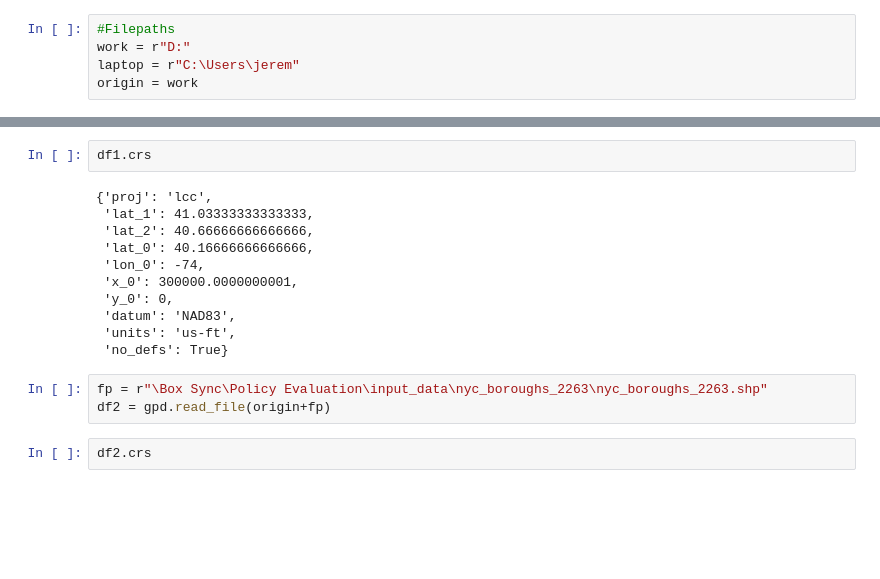
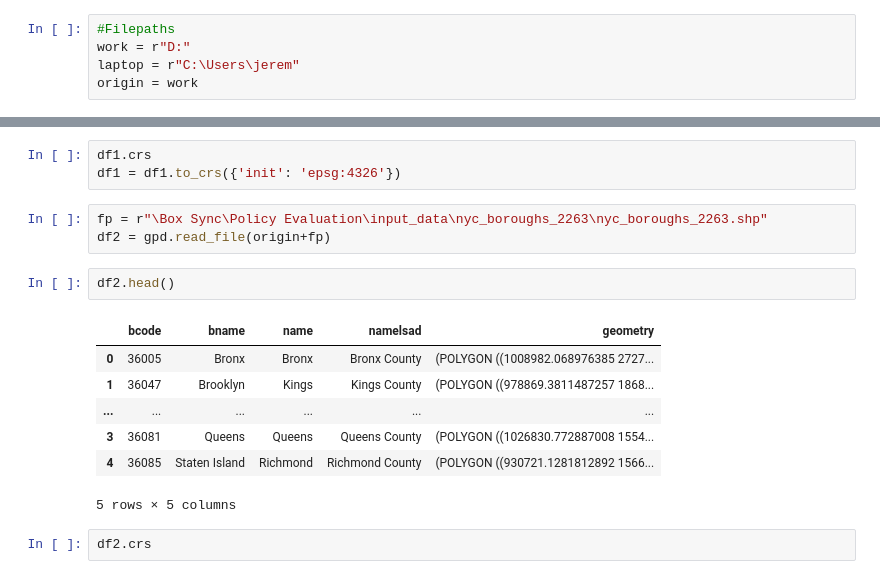
Before and after one commit to jeremysze/LPIS, a Jupyter notebook: Python_Clip thiessen polygons.ipynb, the cells around one changed output, grey strips where cells are left out. Drawn from its saved outputs; the diff is of its cells as text; blank space fills up the shorter version.

```diff
--- a/Python_Clip thiessen polygons.ipynb
+++ b/Python_Clip thiessen polygons.ipynb
@@ -39,19 +39,19 @@ df1.plot()
-# %%
-df1.crs
-# %% [output]
-{'proj': 'lcc',
- 'lat_1': 41.03333333333333,
- 'lat_2': 40.66666666666666,
- 'lat_0': 40.16666666666666,
- 'lon_0': -74,
- 'x_0': 300000.0000000001,
- 'y_0': 0,
- 'datum': 'NAD83',
- 'units': 'us-ft',
- 'no_defs': True}
+# %%
+df1.crs
+df1 = df1.to_crs({'init': 'epsg:4326'})
 # %%
 fp = r"\Box Sync\Policy Evaluation\input_data\nyc_boroughs_2263\nyc_boroughs_2263.shp"
 df2 = gpd.read_file(origin+fp)
+# %%
+df2.head()
+# %% [output]
+|  | bcode | bname | name | namelsad | geometry |
+| 0 | 36005 | Bronx | Bronx | Bronx County | (POLYGON ((1008982.068976385 2727... |
+| 1 | 36047 | Brooklyn | Kings | Kings County | (POLYGON ((978869.3811487257 1868... |
+| ... | ... | ... | ... | ... | ... |
+| 3 | 36081 | Queens | Queens | Queens County | (POLYGON ((1026830.772887008 1554... |
+| 4 | 36085 | Staten Island | Richmond | Richmond County | (POLYGON ((930721.1281812892 1566... |
+5 rows × 5 columns
 # %%
 df2.crs
 # %% [output]
```
Also changed, not shown: parts of 7 cells of this notebook.
